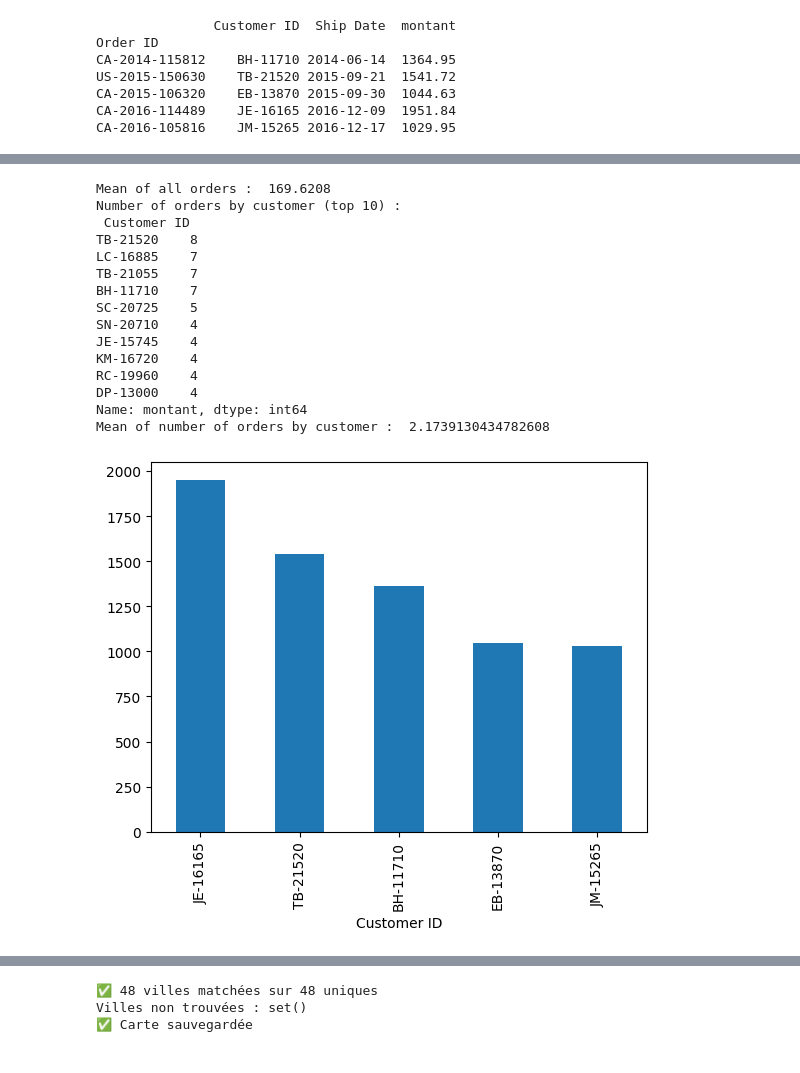
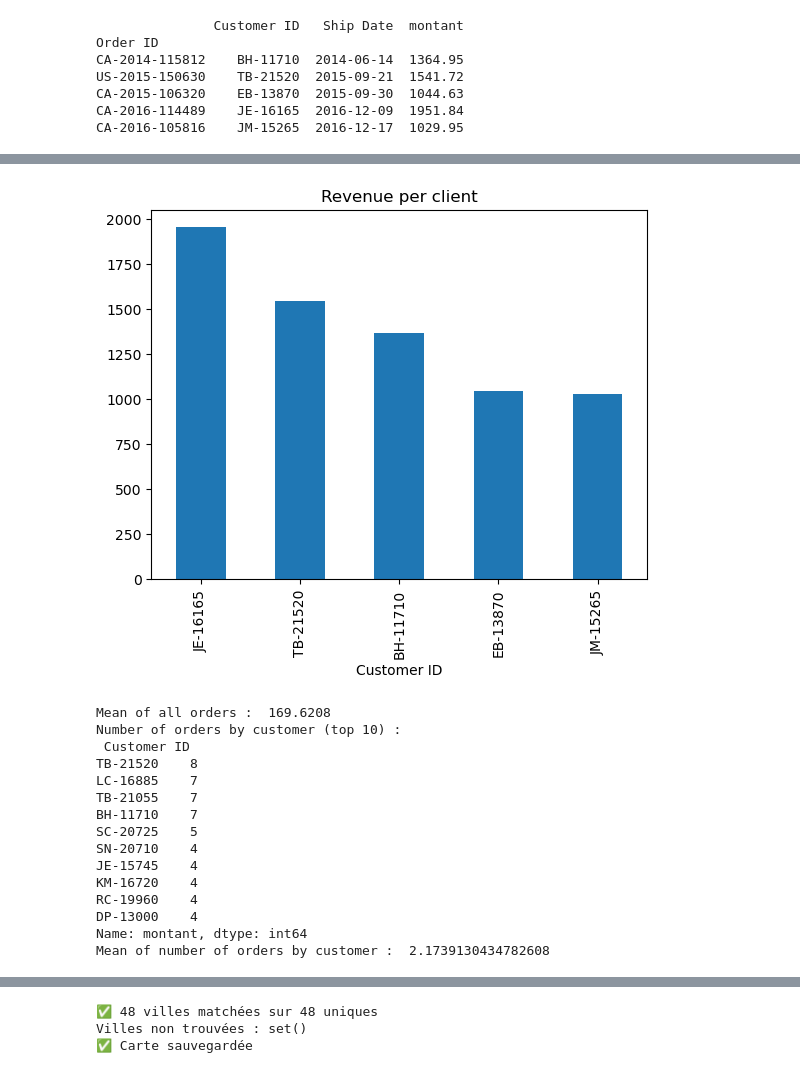
Before and after one commit to Attila0769/excel_project_python, a Jupyter notebook: python_part.ipynb, the cells around one changed output, grey strips where cells are left out. Saved outputs shown, nothing was run; the diff lists cells and outputs as text; code cells hidden in the pictures.

```diff
--- a/python_part.ipynb
+++ b/python_part.ipynb
@@ -87,9 +97,13 @@ data.groupby(pd.Grouper(key="Ship Date",freq="3ME"))["montant"].count().plot(leg
 # %%
-filtre.groupby("Customer ID")["montant"].sum().sort_values(ascending=False).plot(kind="bar")
+ax = filtre.groupby("Customer ID")["montant"].sum().sort_values(ascending=False).plot(kind="bar")
+plt.title("Revenue per client")
+plt.savefig("plots/CA_by_customer.png", dpi=300, bbox_inches='tight')
+plt.show()
 print("Mean of all orders : ",data["montant"].mean())
 print("Number of orders by customer (top 10) : \n",data.groupby("Customer ID")["montant"].count().sort_values(ascending=False).head(10))
 print("Mean of number of orders by customer : ",data.groupby("Customer ID")["montant"].count().mean())
 # %% [output]
+[figure, new version]
 Mean of all orders :  169.6208
 Number of orders by customer (top 10) :
  Customer ID
@@ -105,5 +119,4 @@ RC-19960    4
 DP-13000    4
 Name: montant, dtype: int64
 Mean of number of orders by customer :  2.1739130434782608
-[figure, old version]
 # %%
```
Also changed, not shown: parts of 7 cells of this notebook, 15 other files.
